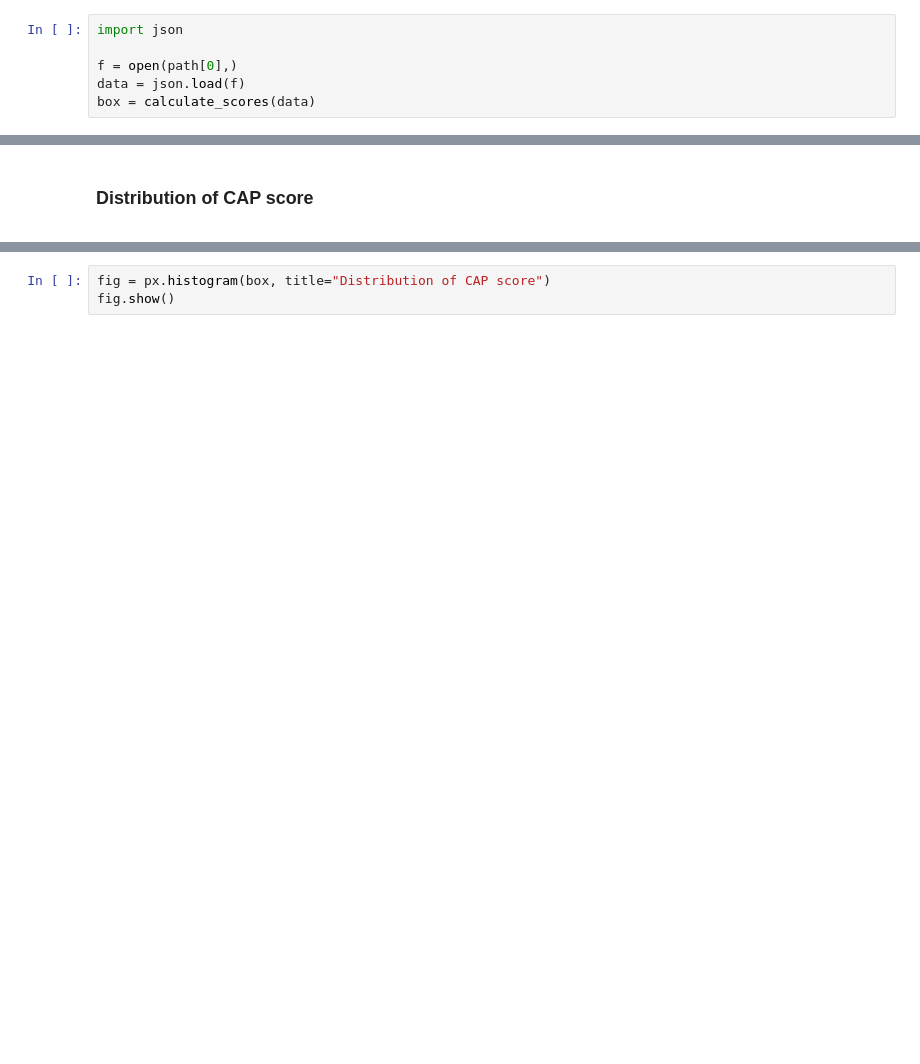
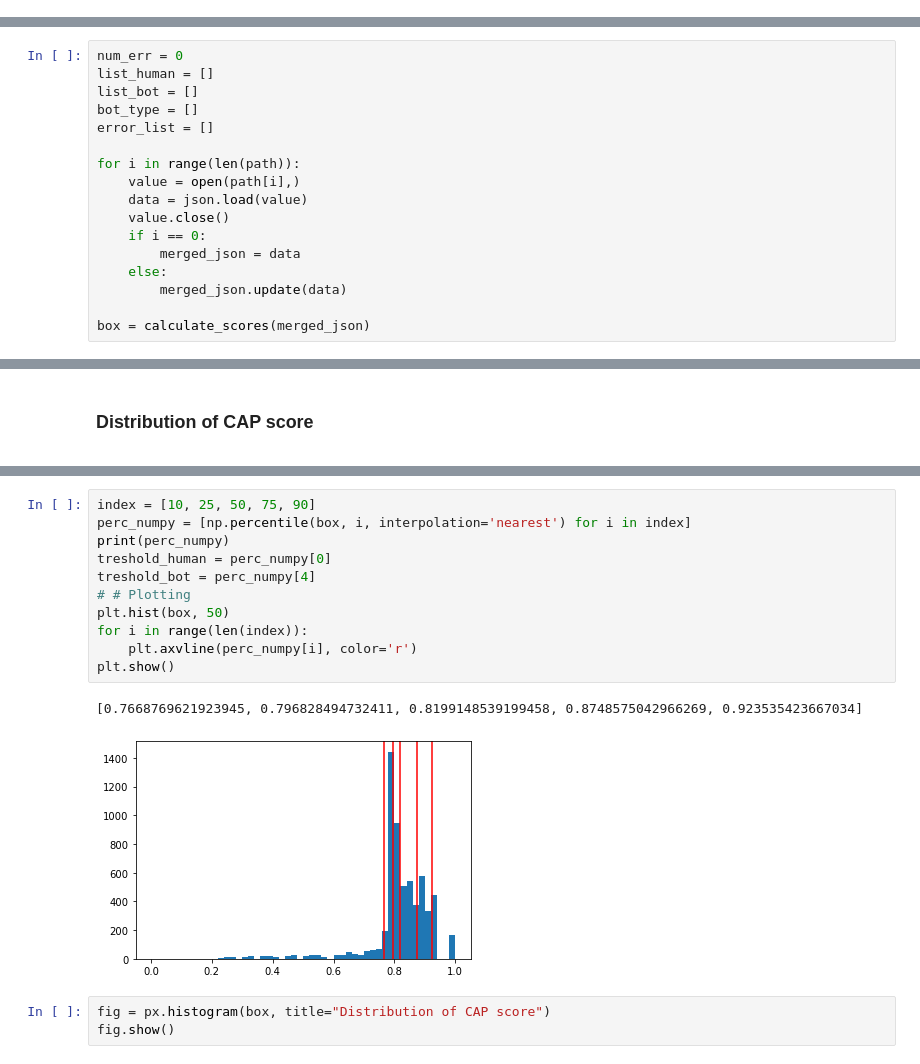
Before and after one commit to gi-ux/BachelorProject, a Jupyter notebook: notebook/Scored_Data.ipynb, the cells around one changed output, grey strips where cells are left out. Saved outputs shown, nothing was run; the diff lists cells and outputs as text; blank space fills up the shorter version.

```diff
--- a/notebook/Scored_Data.ipynb
+++ b/notebook/Scored_Data.ipynb
@@ -59,9 +51,3 @@ def calculate_scores(data):
             list_score.append(eng_score)
     print(f"Errors: {value_error}")
     return list_score
-# %%
-import json
-
-f = open(path[0],)
-data = json.load(f)
-box = calculate_scores(data)
@@ -69,0 +66,17 @@ Errors: 77
+# %%
+num_err = 0
+list_human = []
+list_bot = []
+bot_type = []
+error_list = []
+
+for i in range(len(path)):
+    value = open(path[i],)
+    data = json.load(value)
+    value.close()
+    if i == 0:
+        merged_json = data
+    else:
+        merged_json.update(data)
+
+box = calculate_scores(merged_json)
@@ -86,3 +88,17 @@ Third quartile 0.8829632678129363
+# %%
+index = [10, 25, 50, 75, 90]
+perc_numpy = [np.percentile(box, i, interpolation='nearest') for i in index]
+print(perc_numpy)
+treshold_human = perc_numpy[0]
+treshold_bot = perc_numpy[4]
+# # Plotting
+plt.hist(box, 50)
+for i in range(len(index)):
+    plt.axvline(perc_numpy[i], color='r')
+plt.show()
+# %% [output]
+[0.7668769621923945, 0.796828494732411, 0.8199148539199458, 0.8748575042966269, 0.923535423667034]
+[figure, added]
 # %%
 fig = px.histogram(box, title="Distribution of CAP score")
 fig.show()
```
Also changed, not shown: parts of 17 cells of this notebook, 3 other files.
